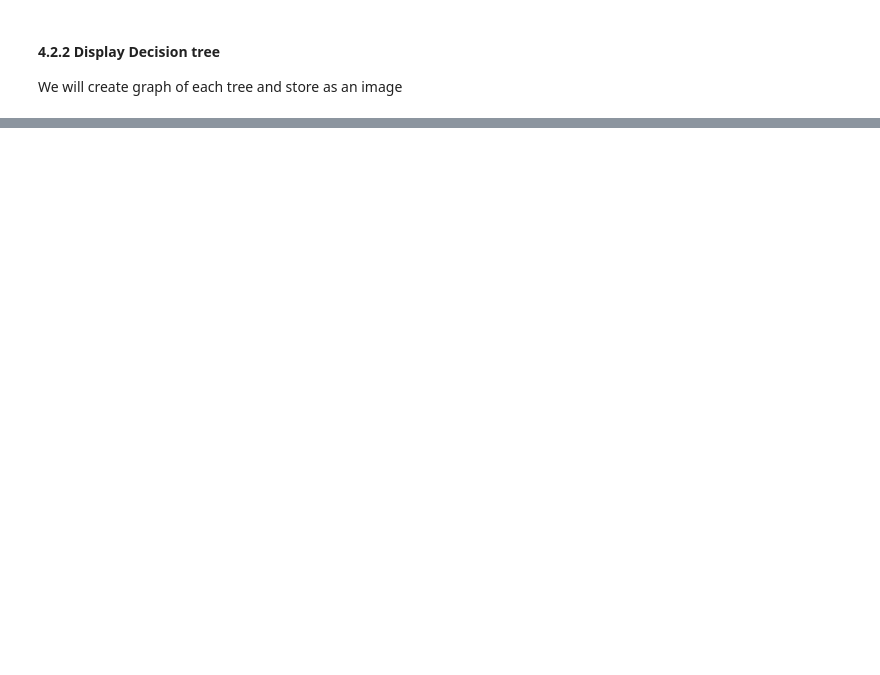
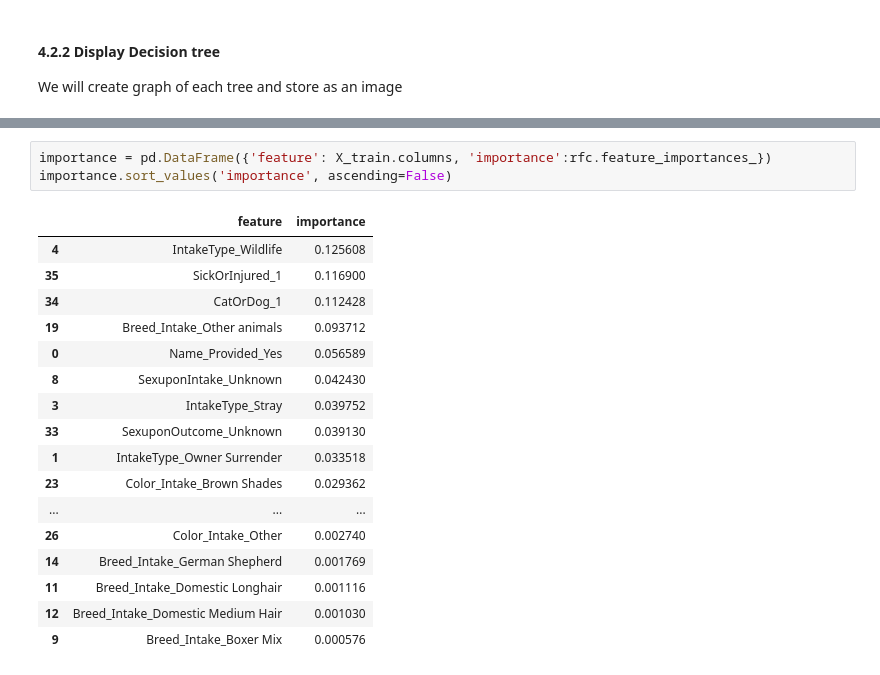
Before and after one commit to hbarrett100/Comp47350-data-analytics, a Jupyter notebook: Assignment2 - Predictive Modelling/homework2.ipynb, the cells around one changed output, grey strips where cells are left out. Saved outputs shown, nothing was run; the diff lists cells and outputs as text; blank space fills up the shorter version.

```diff
--- a/Assignment2 - Predictive Modelling/homework2.ipynb
+++ b/Assignment2 - Predictive Modelling/homework2.ipynb
@@ -1488,0 +1490,21 @@ with open("DecisionTree10.dot", 'w') as f2:
+# %%
+importance = pd.DataFrame({'feature': X_train.columns, 'importance':rfc.feature_importances_})
+importance.sort_values('importance', ascending=False)
+# %% [output]
+|  | feature | importance |
+| 4 | IntakeType_Wildlife | 0.125608 |
+| 35 | SickOrInjured_1 | 0.116900 |
+| 34 | CatOrDog_1 | 0.112428 |
+| 19 | Breed_Intake_Other animals | 0.093712 |
+| 0 | Name_Provided_Yes | 0.056589 |
+| 8 | SexuponIntake_Unknown | 0.042430 |
+| 3 | IntakeType_Stray | 0.039752 |
+| 33 | SexuponOutcome_Unknown | 0.039130 |
+| 1 | IntakeType_Owner Surrender | 0.033518 |
+| 23 | Color_Intake_Brown Shades | 0.029362 |
+| ... | ... | ... |
+| 26 | Color_Intake_Other | 0.002740 |
+| 14 | Breed_Intake_German Shepherd | 0.001769 |
+| 11 | Breed_Intake_Domestic Longhair | 0.001116 |
+| 12 | Breed_Intake_Domestic Medium Hair | 0.001030 |
+| 9 | Breed_Intake_Boxer Mix | 0.000576 |
```
Also changed, not shown: parts of 24 cells of this notebook.
